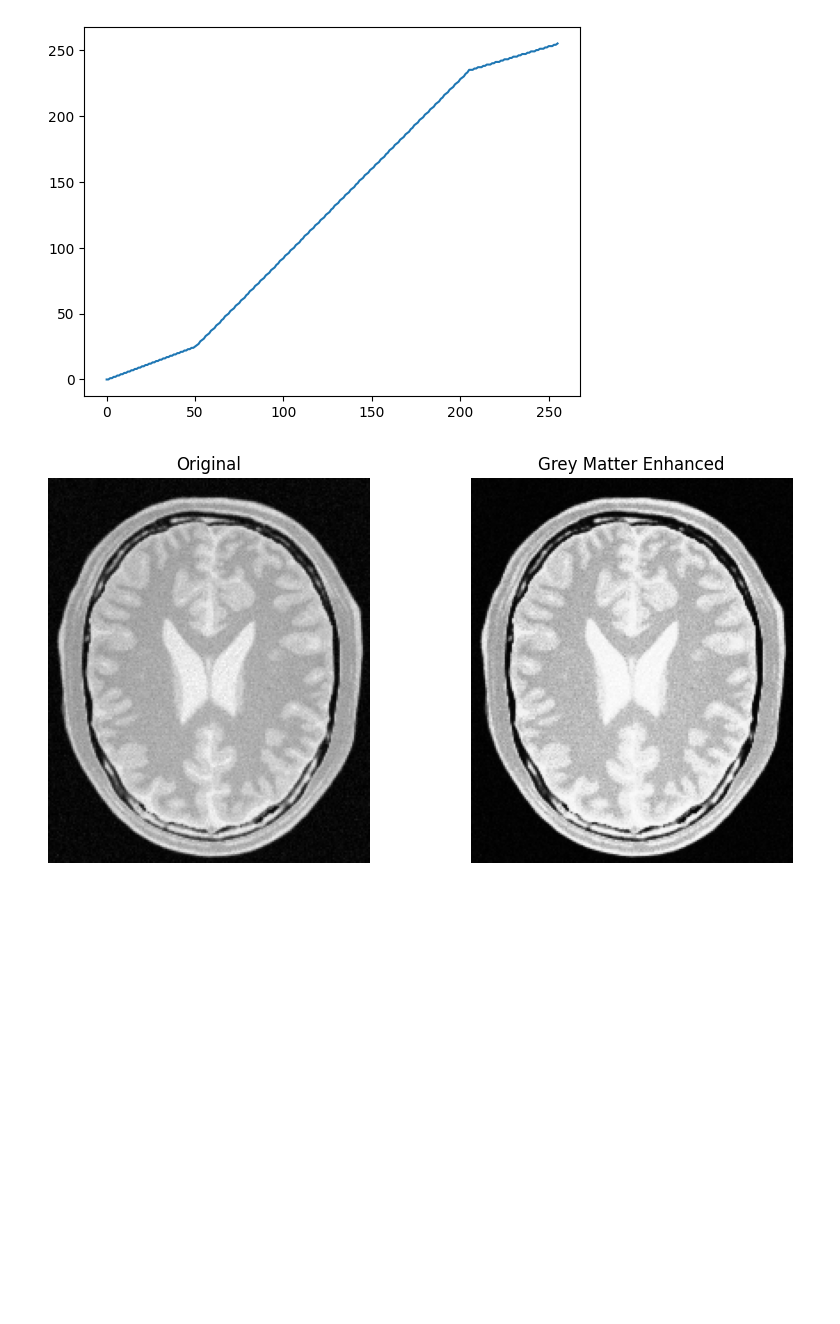
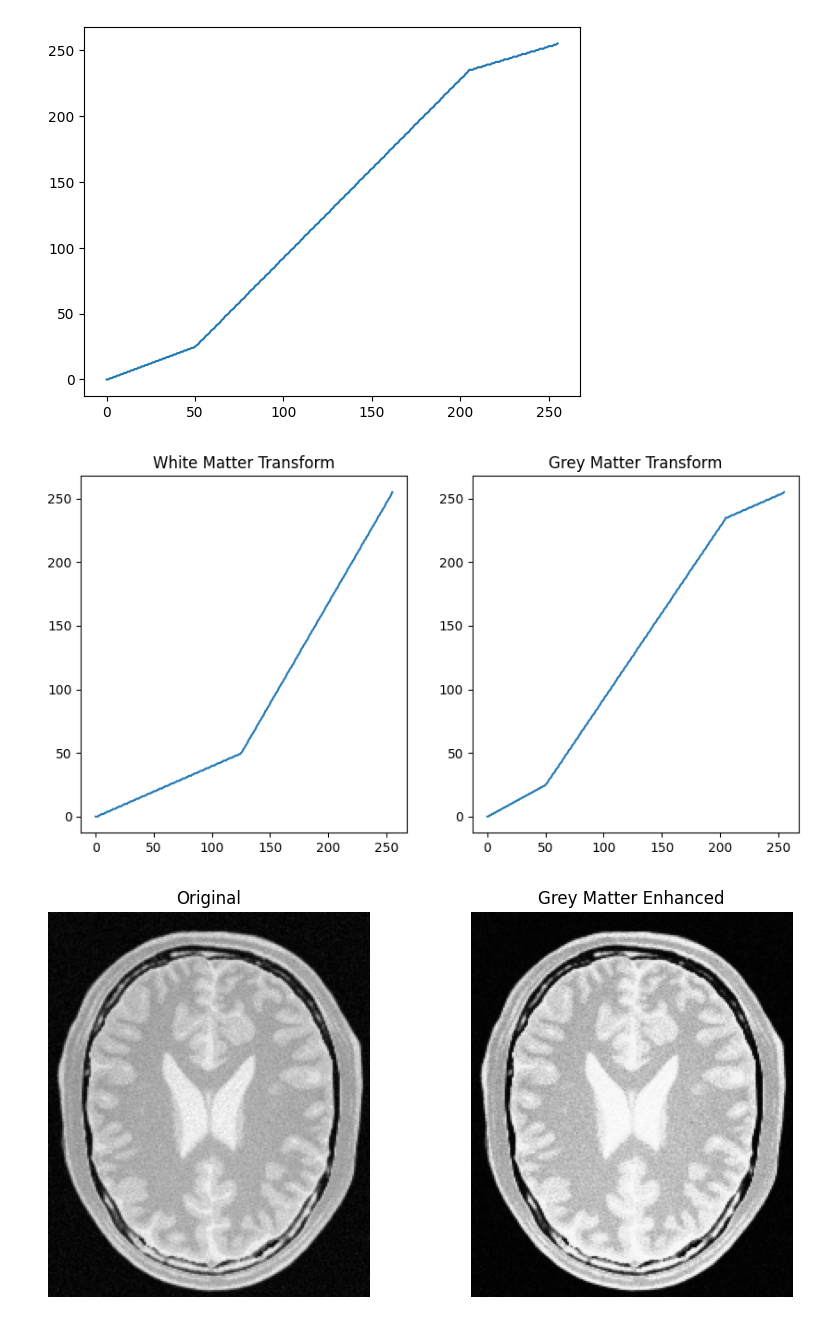
Before and after one commit to Warren-SJ/Image-Processing-Exercises, a Jupyter notebook: Assignment 1.ipynb, the cells around one changed output. Drawn from its saved outputs; the diff is of its cells as text; code cells hidden in the pictures; blank space fills up the shorter version.

```diff
--- a/Assignment 1.ipynb
+++ b/Assignment 1.ipynb
@@ -102,8 +102,13 @@ plt.show()
 [figure]
 # %%
 fig, axes = plt.subplots(1, 2, figsize=(10, 5))
-axes[0].plot(white_transform
-             )
+axes[0].plot(white_transform)
+axes[0].set_title('White Matter Transform')
+axes[1].plot(grey_transform)
+axes[1].set_title('Grey Matter Transform')
+plt.show()
+# %% [output]
+[figure, added]
 # %%
 grey_matter_enhanced = cv.LUT(brain, grey_transform)
 fig, axes = plt.subplots(1, 2, figsize=(10, 5))
```
Also changed, not shown: parts of 2 cells of this notebook, 1 other file.
